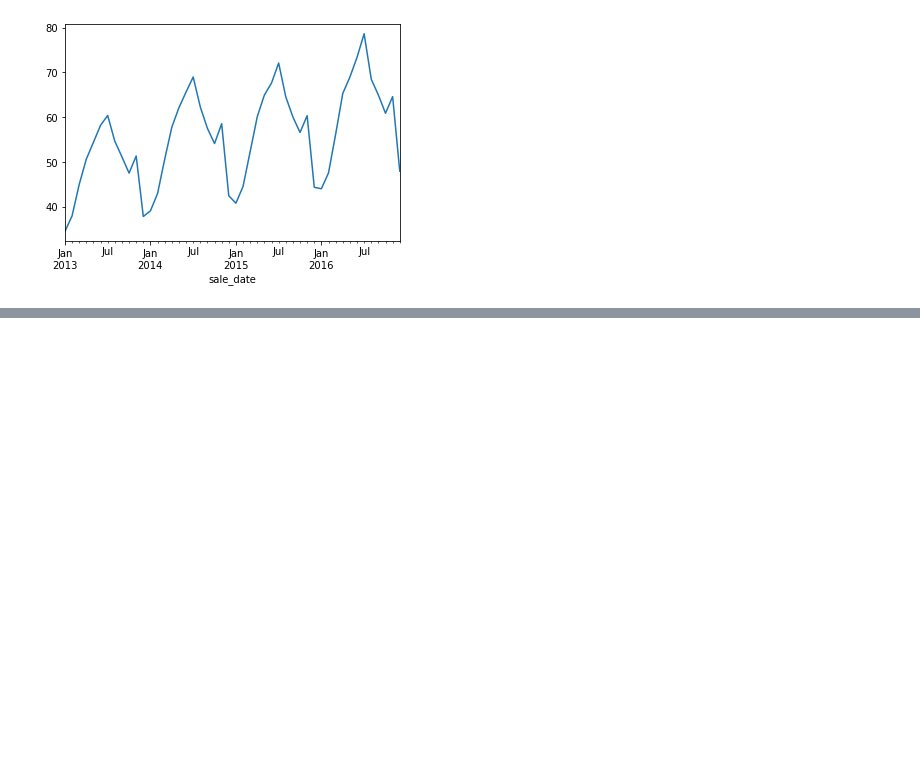
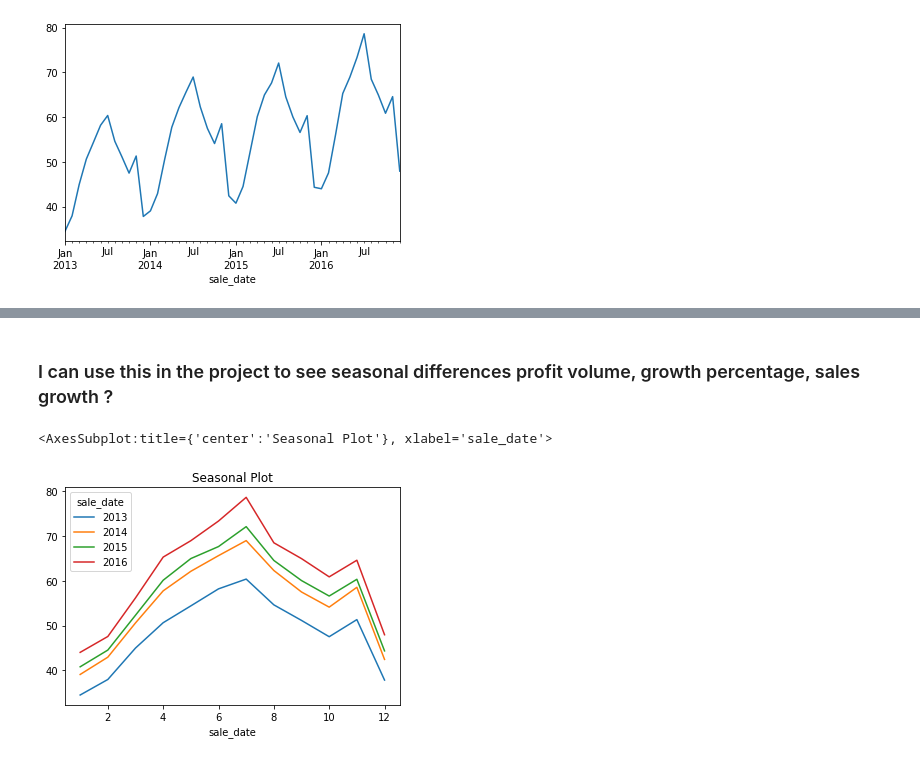
Before and after one commit to PGuajardo/time-series-exercises, a Jupyter notebook: explore.ipynb, the cells around one changed output, grey strips where cells are left out. Cells and saved outputs as stored; diff of their text form; code cells hidden in the pictures; blank space fills up the shorter version.

```diff
--- a/explore.ipynb
+++ b/explore.ipynb
@@ -71,0 +84,8 @@ y.resample('M').mean().plot()
+# %% [markdown]
+### I can use this in the project to see seasonal differences profit volume, growth percentage, sales growth ?
+# %%
+# .unstack turns an index level into columns
+y.groupby([y.index.year, y.index.month]).mean().unstack(0).plot(title='Seasonal Plot')
+# %% [output]
+<AxesSubplot:title={'center':'Seasonal Plot'}, xlabel='sale_date'>
+[figure, added]
```
Also changed, not shown: parts of 15 cells of this notebook, 1 other file.
